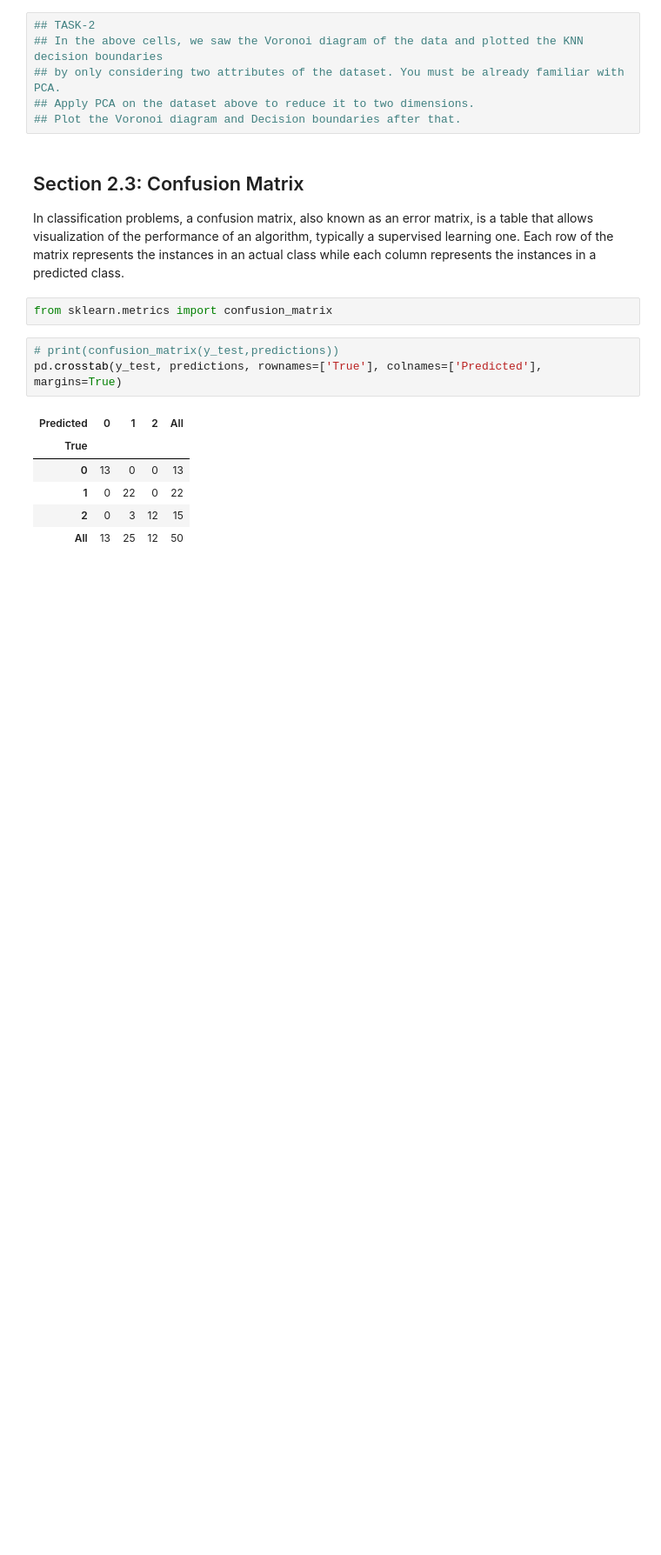
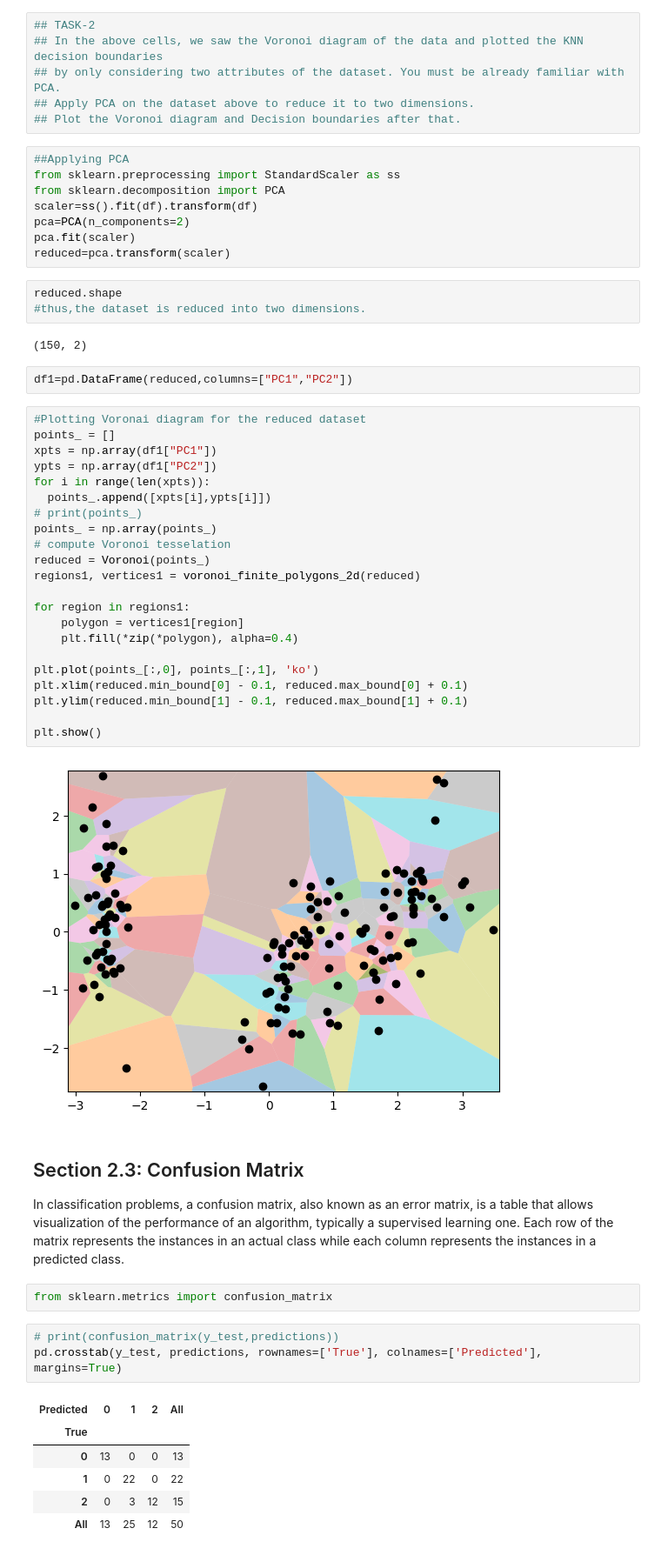
Before and after one commit to Meghanap-123/Fmml-Module--1, a Jupyter notebook: Mod3_lab2.ipynb, the cells around one changed output. Shown at 87% size. Saved outputs shown, nothing was run; the diff lists cells and outputs as text; blank space fills up the shorter version.

```diff
--- a/Mod3_lab2.ipynb
+++ b/Mod3_lab2.ipynb
@@ -315,6 +354,45 @@ decision_boundary_plot(x_pts,y_pts,7)
 ## by only considering two attributes of the dataset. You must be already familiar with PCA.
 ## Apply PCA on the dataset above to reduce it to two dimensions.
 ## Plot the Voronoi diagram and Decision boundaries after that.
+# %%
+##Applying PCA
+from sklearn.preprocessing import StandardScaler as ss
+from sklearn.decomposition import PCA
+scaler=ss().fit(df).transform(df)
+pca=PCA(n_components=2)
+pca.fit(scaler)
+reduced=pca.transform(scaler)
+# %%
+reduced.shape
+#thus,the dataset is reduced into two dimensions.
+# %% [output]
+(150, 2)
+# %%
+df1=pd.DataFrame(reduced,columns=["PC1","PC2"])
+# %%
+#Plotting Voronai diagram for the reduced dataset
+points_ = []
+xpts = np.array(df1["PC1"])
+ypts = np.array(df1["PC2"])
+for i in range(len(xpts)):
+  points_.append([xpts[i],ypts[i]])
+# print(points_)
+points_ = np.array(points_)
+# compute Voronoi tesselation
+reduced = Voronoi(points_)
+regions1, vertices1 = voronoi_finite_polygons_2d(reduced)
+
+for region in regions1:
+    polygon = vertices1[region]
+    plt.fill(*zip(*polygon), alpha=0.4)
+
+plt.plot(points_[:,0], points_[:,1], 'ko')
+plt.xlim(reduced.min_bound[0] - 0.1, reduced.max_bound[0] + 0.1)
+plt.ylim(reduced.min_bound[1] - 0.1, reduced.max_bound[1] + 0.1)
+
+plt.show()
+# %% [output]
+[figure, added]
 # %% [markdown]
 ## Section 2.3: Confusion Matrix
 In classification problems, a confusion matrix, also known as an error matrix, is a table that allows visualization of the performance of an algorithm, typically a supervised learning one. Each row of the matrix represents the instances in an actual class while each column represents the instances in a predicted class.
```
Also changed, not shown: parts of 11 cells of this notebook.
